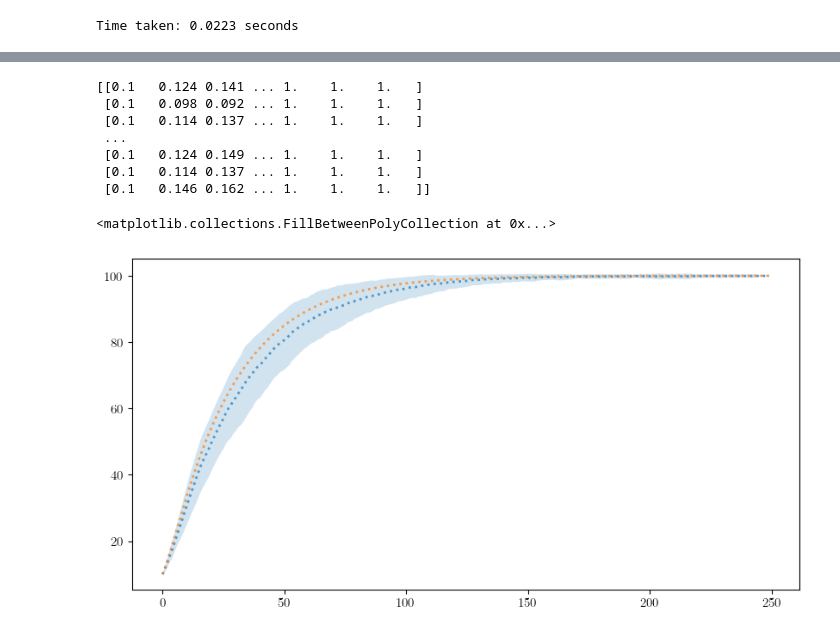
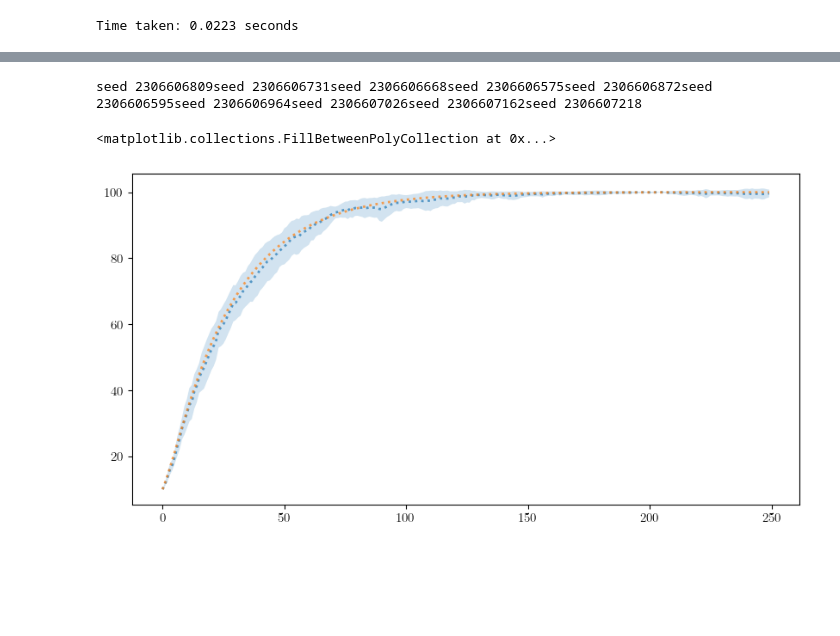
Before and after one commit to MISTLab/HiveMindRL, a Jupyter notebook: src/populations.ipynb, the cells around one changed output, grey strips where cells are left out. Saved outputs shown, nothing was run; the diff lists cells and outputs as text; code cells hidden in the pictures; blank space fills up the shorter version.

```diff
--- a/src/populations.ipynb
+++ b/src/populations.ipynb
@@ -842,7 +841,7 @@ print(results)
       dtype=float32), array([[0.1, 0.2, 0.1, 0.1, 0.4]], dtype=float32))]
 # %%
 steps = 250
-seeds = 100
+seeds = 10
 population_size = 1000
 neighbourhood_size = 10
 disjoint_neighbourhood = False
@@ -861,46 +860,41 @@ _, optimal_action_wvr_10 = run_parallel_simulation_wvr(
     name="near one",
     neighbourhood_size=neighbourhood_size,
     disjoint_neighbourhood=disjoint_neighbourhood,
+    use_neighbourhood=True,
     n_proc=n_proc,
     device=device,
 )
 
-print(optimal_action_wvr_10)
+# print(optimal_action_wvr_10)
 
 fig = plt.figure(figsize=(10, 5), dpi=100)
 ax = fig.add_subplot(1, 1, 1)
 
 ax.plot(
     range(steps),
     optimal_action_wvr_10.mean(axis=0) * 100,
     label="wvr_10",
     linestyle="dotted",
     linewidth=2,
     alpha=0.7,
 )
 
 ax.plot(
     range(steps),
     optimal_action_mrd * 100,
     label="MRD",
     linestyle="dotted",
     linewidth=2,
     alpha=0.7,
 )
 
 ax.fill_between(
     range(steps),
     optimal_action_wvr_10.mean(axis=0) * 100 - optimal_action_wvr_10.std(axis=0) * 100,
     optimal_action_wvr_10.mean(axis=0) * 100 + optimal_action_wvr_10.std(axis=0) * 100,
     alpha=0.2,
 )
 # %% [output]
-[[0.1   0.124 0.141 ... 1.    1.    1.   ]
- [0.1   0.098 0.092 ... 1.    1.    1.   ]
- [0.1   0.114 0.137 ... 1.    1.    1.   ]
- ...
- [0.1   0.124 0.149 ... 1.    1.    1.   ]
- [0.1   0.114 0.137 ... 1.    1.    1.   ]
- [0.1   0.146 0.162 ... 1.    1.    1.   ]]
+seed 2306606809seed 2306606731seed 2306606668seed 2306606575seed 2306606872seed 2306606595seed 2306606964seed 2306607026seed 2306607162seed 2306607218
 <matplotlib.collections.FillBetweenPolyCollection at 0x...>
-[figure, old version]
+[figure, new version]
```
Also changed, not shown: parts of 1 cell of this notebook, 3 other files.
